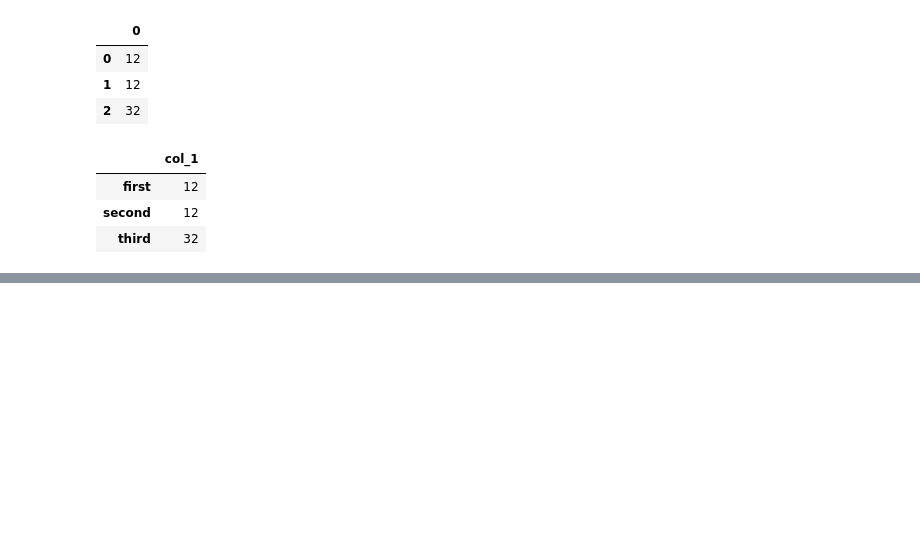
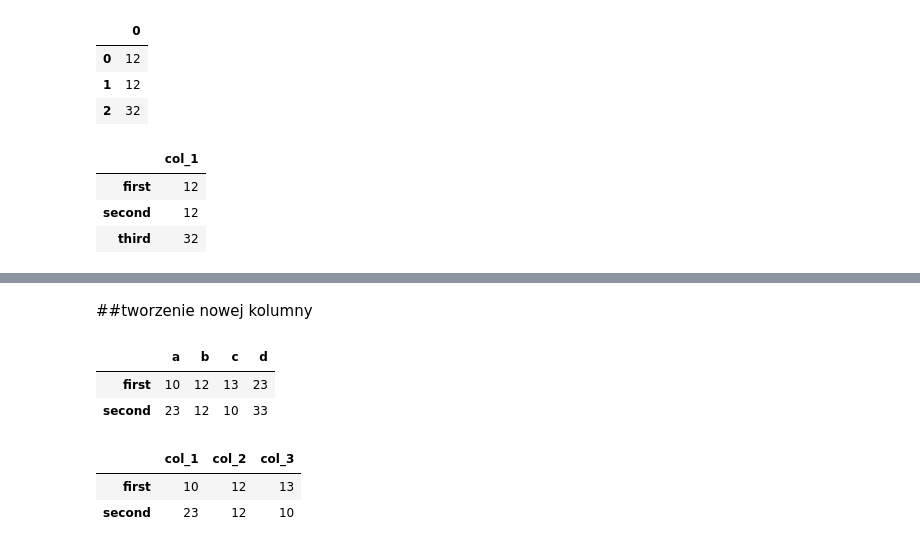
Before and after one commit to JotJaw/data-science-bootcamp, a Jupyter notebook: 02_analiza_danych/01_pandas_intro.ipynb, the cells around one changed output, grey strips where cells are left out. Cells and saved outputs as stored; diff of their text form; code cells hidden in the pictures; blank space fills up the shorter version.

```diff
--- a/02_analiza_danych/01_pandas_intro.ipynb
+++ b/02_analiza_danych/01_pandas_intro.ipynb
@@ -292,2 +354,2 @@ df
 # %%
-df =
+df
@@ -293,0 +381,4 @@ df =
+# %%
+#zmiana nazw kolmn
+df.columns = ['a','b','c']
+df
@@ -293,0 +396,16 @@ df =
+# %% [markdown]
+##tworzenie nowej kolumny
+# %%
+df['d']= df.a + df.c
+df
+# %% [output]
+|  | a | b | c | d |
+| first | 10 | 12 | 13 | 23 |
+| second | 23 | 12 | 10 | 33 |
+# %%
+df = pd.DataFrame(data=[[10,12,13],[23,12,10]], index=['first','second'], columns=['col_1','col_2','col_3'])
+df
+# %% [output]
+|  | col_1 | col_2 | col_3 |
+| first | 10 | 12 | 13 |
+| second | 23 | 12 | 10 |
```
Also changed, not shown: parts of 21 cells of this notebook.
